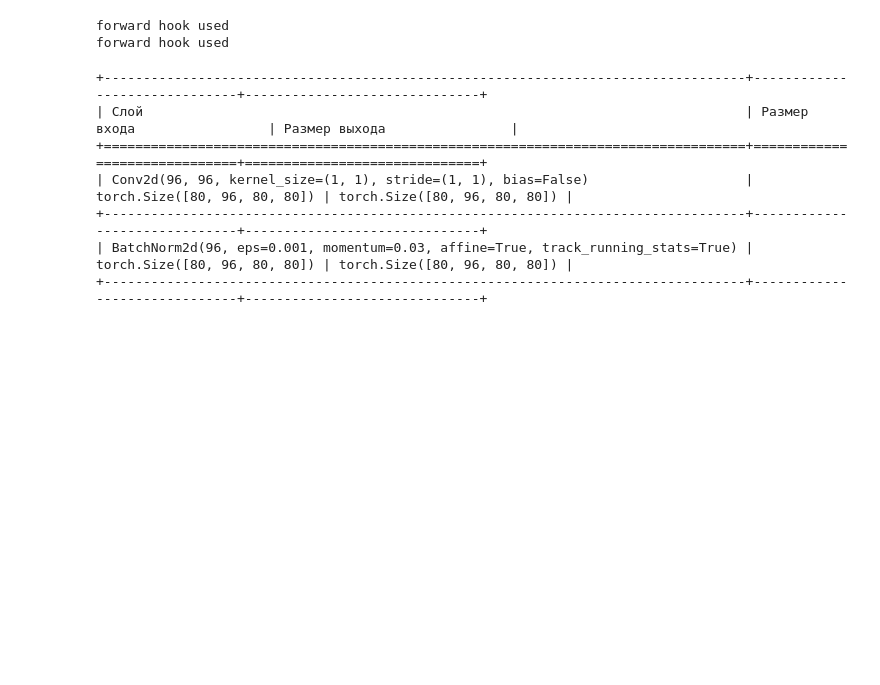
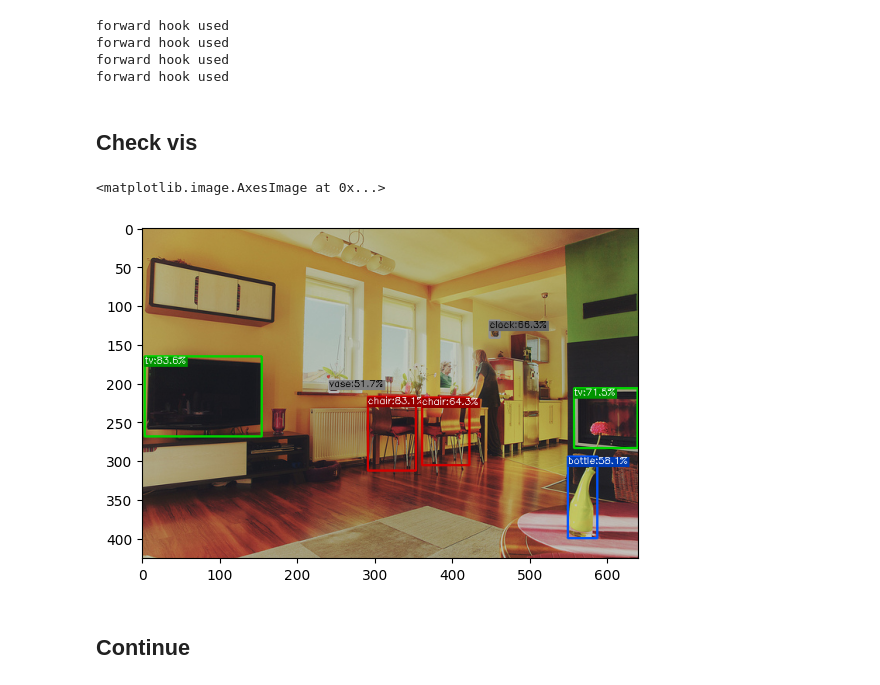
Before and after one commit to ConstantIrritation/Diploma, a Jupyter notebook: angles_batch.ipynb, the cells around one changed output. Cells and saved outputs as stored; diff of their text form; code cells hidden in the pictures; blank space fills up the shorter version.

```diff
--- a/angles_batch.ipynb
+++ b/angles_batch.ipynb
@@ -68,6 +65,21 @@ def load_images_from_folder(folder):
                 img_list.append(img)
                 names.append(filename)
     return img_list, names
+
+def load_images_from_folder_coco(folder):
+    img_list = []
+    names = []
+    i = 0
+    for filename in sorted(os.listdir(folder)):
+        if filename.lower().endswith(".jpg"):
+            path = os.path.join(folder, filename)
+            img = cv2.imread(path)
+            if img is not None:
+                img_list.append(img)
+                names.append(filename.split('.')[0])
+        i += 1
+        if i == 64: break
+    return img_list, names
 # %%
 from damo.dataset.transforms import transforms as T
 from damo.structures.image_list import to_image_list
@@ -116,13 +152,21 @@ def run_batch_inference(config_path, ckpt_path, img_folder, model_desired_layers
+# %%
+coco_ = True
 # %%
 config_path = './configs/damoyolo_tinynasL20_T.py'
 ckpt_path = './weights/damoyolo_tiny.pth'
-img_folder = './downloaded_images'
+img_folder = './datasets/coco/val2017' if coco_ else './downloaded_images'
 
 layers_to_add = ['backbone.block_list.3.block_list.0.conv1.conv1',
                  'backbone.block_list.3.block_list.0.conv1.bn1'
                 ]
 
-bboxes, scores, cls_inds, fms, model = run_batch_inference(config_path, ckpt_path, img_folder, layers_to_add)
+layers_to_add += ['backbone.block_list.3.block_list.0.conv2.rbr_dense.conv',
+                 'backbone.block_list.3.block_list.0.conv2.rbr_dense.bn'
+                ]
+
+bboxes, scores, cls_inds, names, fms, model = run_batch_inference(config_path, ckpt_path, img_folder, layers_to_add)
 # %% [output]
 forward hook used
 forward hook used
+forward hook used
+forward hook used
@@ -131,0 +173,19 @@ convolution = model.backbone.block_list[3].block_list[0].conv1.conv1
+# %% [markdown]
+## Check vis
+# %%
+bb = bboxes[0]
+sc = scores[0]
+cl = cls_inds[0]
+n = './datasets/coco/val2017/' + names[0] + '.jpg'
+# %%
+from damo.utils import get_model_info, vis, postprocess
+conf = 0.5
+config = parse_config(config_path)
+image = cv2.cvtColor(cv2.imread(n), cv2.COLOR_BGR2RGB)
+vis_res = vis(image, bb, sc, cl, conf, config.dataset.class_names)
+plt.imshow(vis_res)
+# %% [output]
+<matplotlib.image.AxesImage at 0x...>
+[figure, added]
+# %% [markdown]
+## Continue
@@ -132,13 +195,3 @@ convolution = model.backbone.block_list[3].block_list[0].conv1.conv1
 # %%
-from tabulate import tabulate
-
-data = [(layer, str(embeddings[0].shape), str(embeddings[1].shape)) for layer, embeddings in fms.items()]
-print(tabulate(data, headers=["Слой", "Размер входа", "Размер выхода"], tablefmt="grid"))
+# data = [(layer, str(embeddings[0].shape), str(embeddings[1].shape)) for layer, embeddings in fms.items()]
+# print(tabulate(data, headers=["Слой", "Размер входа", "Размер выхода"], tablefmt="grid"))
-# %% [output]
-+----------------------------------------------------------------------------------+------------------------------+------------------------------+
-| Слой                                                                             | Размер входа                 | Размер выхода                |
-+==================================================================================+==============================+==============================+
-| Conv2d(96, 96, kernel_size=(1, 1), stride=(1, 1), bias=False)                    | torch.Size([80, 96, 80, 80]) | torch.Size([80, 96, 80, 80]) |
-+----------------------------------------------------------------------------------+------------------------------+------------------------------+
-| BatchNorm2d(96, eps=0.001, momentum=0.03, affine=True, track_running_stats=True) | torch.Size([80, 96, 80, 80]) | torch.Size([80, 96, 80, 80]) |
-+----------------------------------------------------------------------------------+------------------------------+------------------------------+
```
Also changed, not shown: parts of 23 cells of this notebook, 8 other files.
